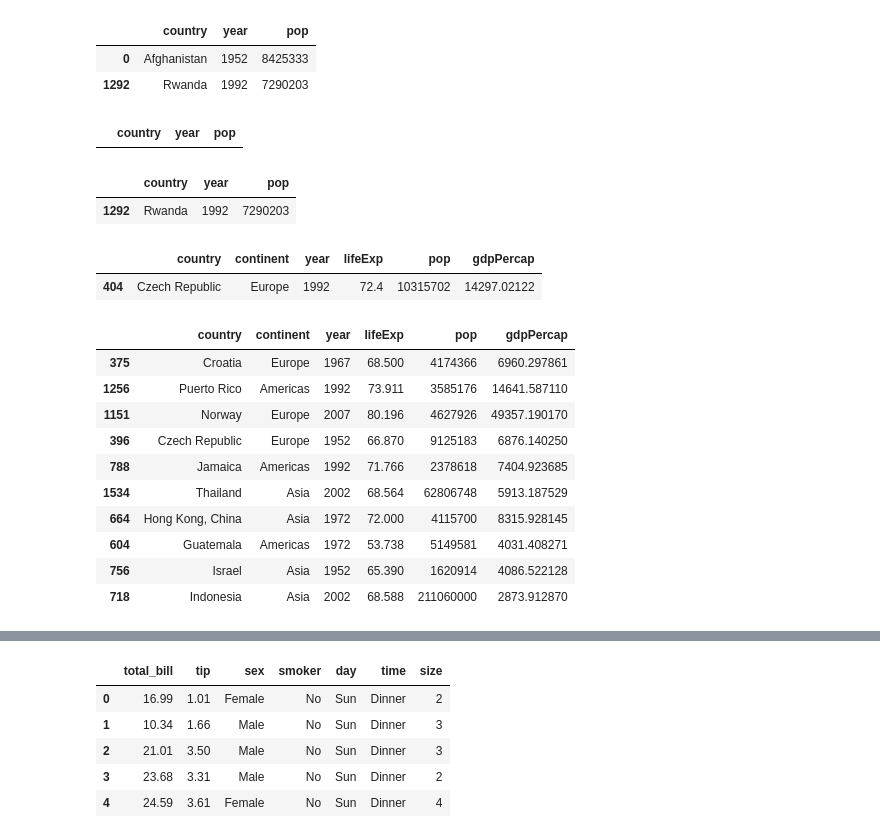
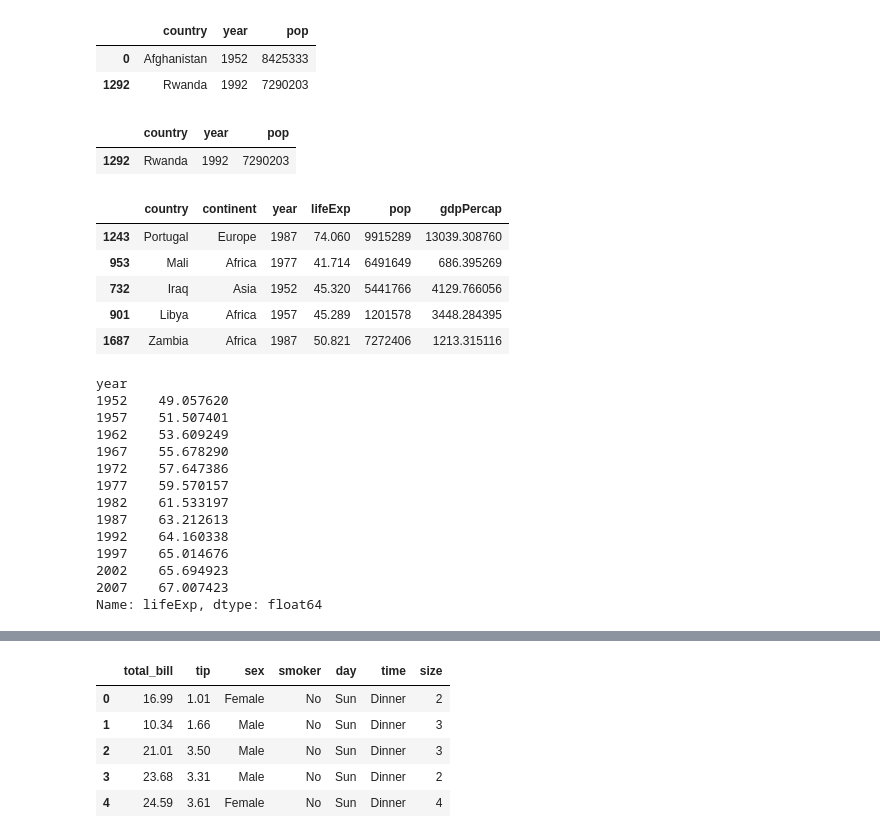
Before and after one commit to christineton/Pandas, a Jupyter notebook: notebooks/01-intro.ipynb, the cells around one changed output, grey strips where cells are left out. Saved outputs shown, nothing was run; the diff lists cells and outputs as text; code cells hidden in the pictures.

```diff
--- a/notebooks/01-intro.ipynb
+++ b/notebooks/01-intro.ipynb
@@ -213,33 +190,33 @@ df.loc[df['lifeExp'] < 30,['country','year','pop']]
 | 0 | Afghanistan | 1952 | 8425333 |
 | 1292 | Rwanda | 1992 | 7290203 |
 # %%
-# life expectation less than 30, population less than 7 million
-df.loc[(df['lifeExp'] < 30) & (df['pop'] < 7000000), ['country','year','pop']]
+df.loc[(df['lifeExp'] < 30) & (df['pop'] < 8_000_000), ['country', 'year', 'pop']]
 # %% [output]
 |  | country | year | pop |
+| 1292 | Rwanda | 1992 | 7290203 |
-# %%
-# life expectation less than 30, population less than 8 million
-df.loc[(df['lifeExp'] < 30) & (df['pop'] < 8_000_000), ['country','year','pop']]
-# %% [output]
-|  | country | year | pop |
-| 1292 | Rwanda | 1992 | 7290203 |
-# %%
-# random sample
-df.sample(10).iloc[[0]]
-# %% [output]
-|  | country | continent | year | lifeExp | pop | gdpPercap |
-| 404 | Czech Republic | Europe | 1992 | 72.4 | 10315702 | 14297.02122 |
 # %%
-df.sample(10)
+df.sample(5)
 # %% [output]
 |  | country | continent | year | lifeExp | pop | gdpPercap |
-| 375 | Croatia | Europe | 1967 | 68.500 | 4174366 | 6960.297861 |
-| 1256 | Puerto Rico | Americas | 1992 | 73.911 | 3585176 | 14641.587110 |
-| 1151 | Norway | Europe | 2007 | 80.196 | 4627926 | 49357.190170 |
-| 396 | Czech Republic | Europe | 1952 | 66.870 | 9125183 | 6876.140250 |
-| 788 | Jamaica | Americas | 1992 | 71.766 | 2378618 | 7404.923685 |
-| 1534 | Thailand | Asia | 2002 | 68.564 | 62806748 | 5913.187529 |
-| 664 | Hong Kong, China | Asia | 1972 | 72.000 | 4115700 | 8315.928145 |
-| 604 | Guatemala | Americas | 1972 | 53.738 | 5149581 | 4031.408271 |
-| 756 | Israel | Asia | 1952 | 65.390 | 1620914 | 4086.522128 |
-| 718 | Indonesia | Asia | 2002 | 68.588 | 211060000 | 2873.912870 |
+| 1243 | Portugal | Europe | 1987 | 74.060 | 9915289 | 13039.308760 |
+| 953 | Mali | Africa | 1977 | 41.714 | 6491649 | 686.395269 |
+| 732 | Iraq | Asia | 1952 | 45.320 | 5441766 | 4129.766056 |
+| 901 | Libya | Africa | 1957 | 45.289 | 1201578 | 3448.284395 |
+| 1687 | Zambia | Africa | 1987 | 50.821 | 7272406 | 1213.315116 |
+# %%
+df.groupby(['year'])['lifeExp'].mean()
+# %% [output]
+year
+1952    49.057620
+1957    51.507401
+1962    53.609249
+1967    55.678290
+1972    57.647386
+1977    59.570157
+1982    61.533197
+1987    63.212613
+1992    64.160338
+1997    65.014676
+2002    65.694923
+2007    67.007423
+Name: lifeExp, dtype: float64
```
Also changed, not shown: parts of 42 cells of this notebook, 3 other files.
